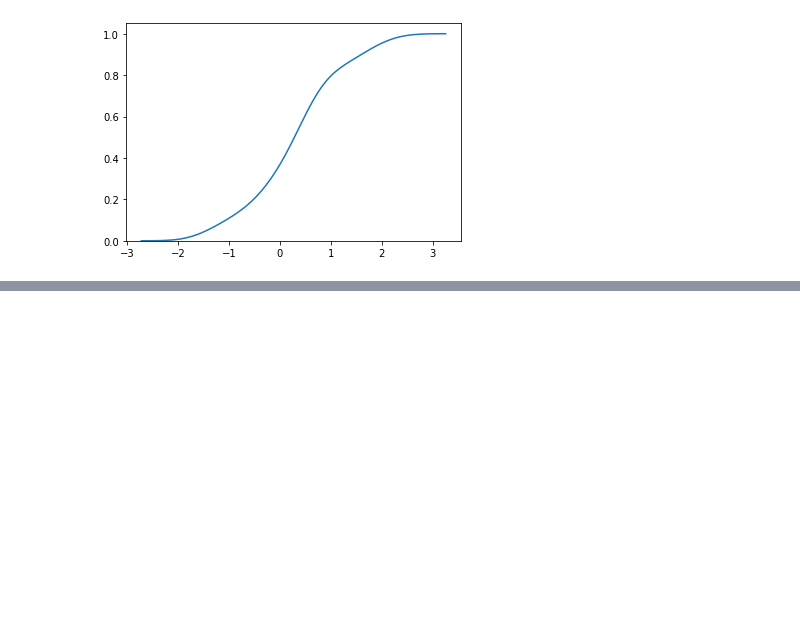
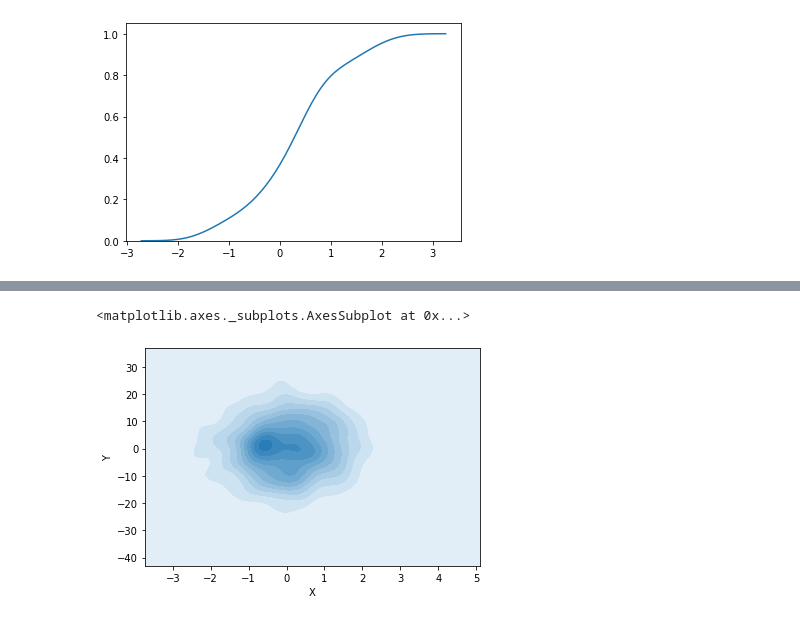
Before and after one commit to fujispooo/datascience, a Jupyter notebook: Lec49.ipynb, the cells around one changed output, grey strips where cells are left out. Saved outputs shown, nothing was run; the diff lists cells and outputs as text; code cells hidden in the pictures; blank space fills up the shorter version.

```diff
--- a/Lec49.ipynb
+++ b/Lec49.ipynb
@@ -123,0 +132,5 @@ sns.kdeplot(dframe)
+# %%
+sns.kdeplot(dframe.X,dframe.Y,shade=True)
+# %% [output]
+<matplotlib.axes._subplots.AxesSubplot at 0x...>
+[figure, added]
```
Also changed, not shown: parts of 10 cells of this notebook, 1 other file.
